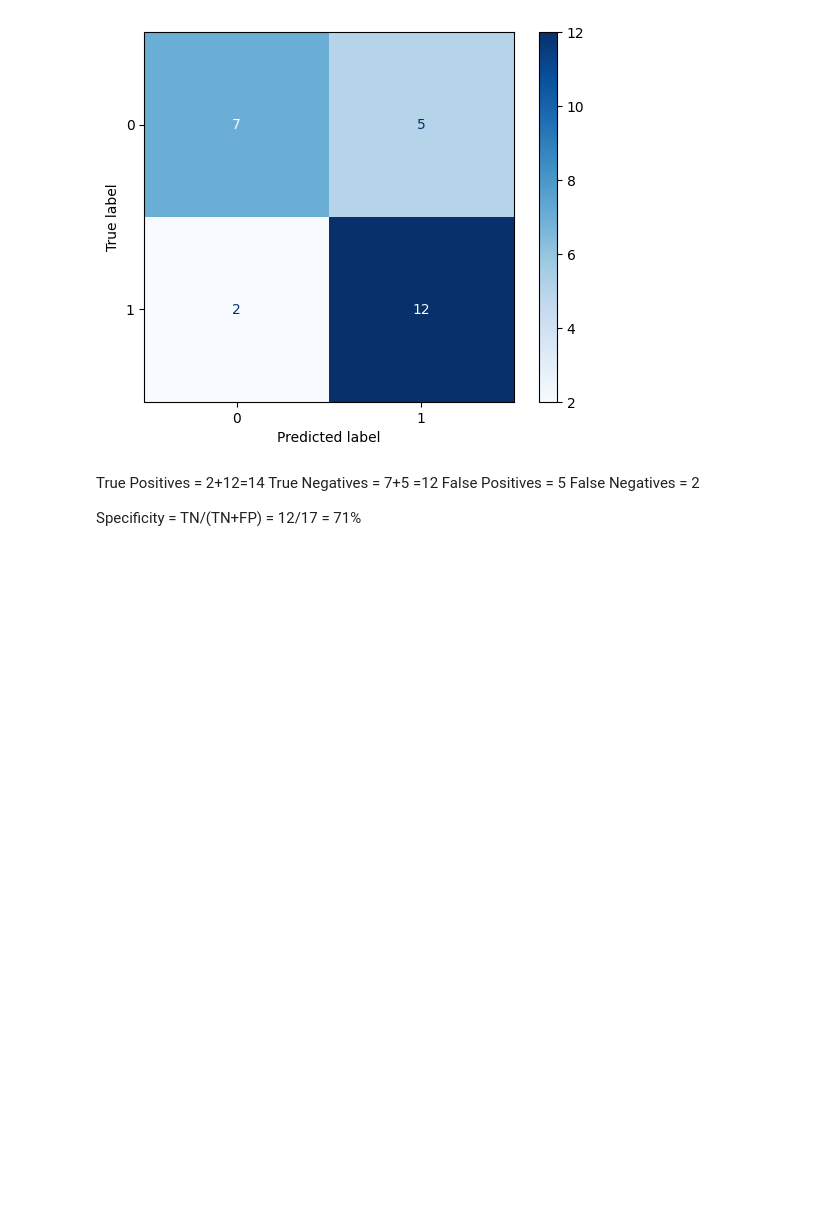
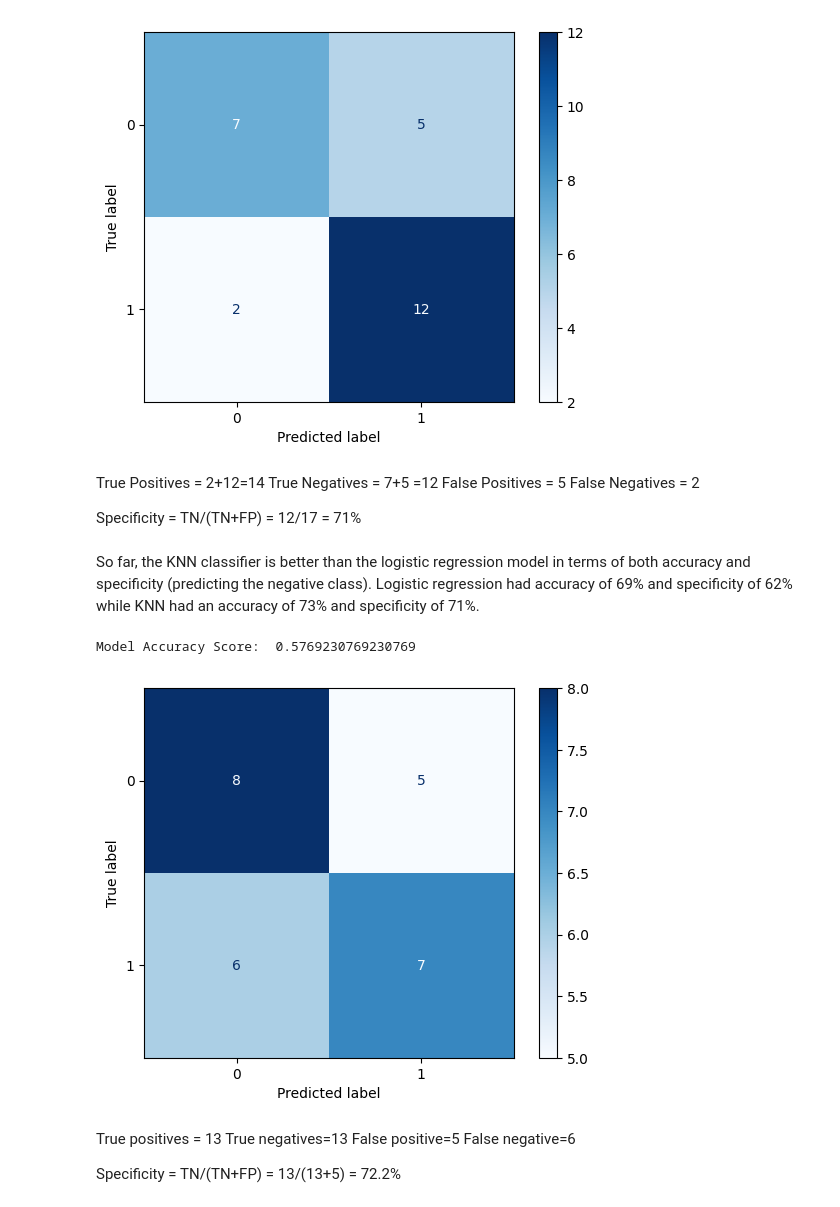
Before and after one commit to pranav-netizen/GzHmM9Jpdpfq0fdG, a Jupyter notebook: first-project-apziva.ipynb, the cells around one changed output. Drawn from its saved outputs; the diff is of its cells as text; code cells hidden in the pictures; blank space fills up the shorter version.

Commit message:
Nu-SVC beats KNN in specificity score, better model for predicting negative class

```diff
--- a/first-project-apziva.ipynb
+++ b/first-project-apziva.ipynb
@@ -431,3 +294,36 @@ False Positives = 5
 False Negatives = 2
 
 Specificity = TN/(TN+FP) = 12/17 = 71%
+# %% [markdown]
+So far, the KNN classifier is better than the logistic regression model in terms of both accuracy and specificity (predicting the negative class).
+Logistic regression had accuracy of 69% and specificity of 62% while KNN had an accuracy of 73% and specificity of 71%.
+# %%
+from sklearn.svm import NuSVC
+
+# split X and y into training and testing sets
+
+X_train, X_test, y_train, y_test = train_test_split(X, y, test_size = 0.2, random_state = 0)
+
+#default nu=0.5
+nsvc = NuSVC()
+nsvc.fit(X_train, y_train)
+y_pred = nsvc.predict(X_test)
+score = nsvc.score(X_test, y_test)
+# %%
+print("Model Accuracy Score: ", score)
+# %% [output]
+Model Accuracy Score:  0.5769230769230769
+# %%
+cm = confusion_matrix(y_test, y_pred)
+cm_display = ConfusionMatrixDisplay(confusion_matrix=cm)
+cm_display.plot(cmap=plt.cm.Blues, values_format='d')
+plt.show()
+# %% [output]
+[figure, added]
+# %% [markdown]
+True positives = 13
+True negatives=13
+False positive=5
+False negative=6
+
+Specificity = TN/(TN+FP) = 13/(13+5) = 72.2%
```
Also changed, not shown: parts of 11 cells of this notebook.
